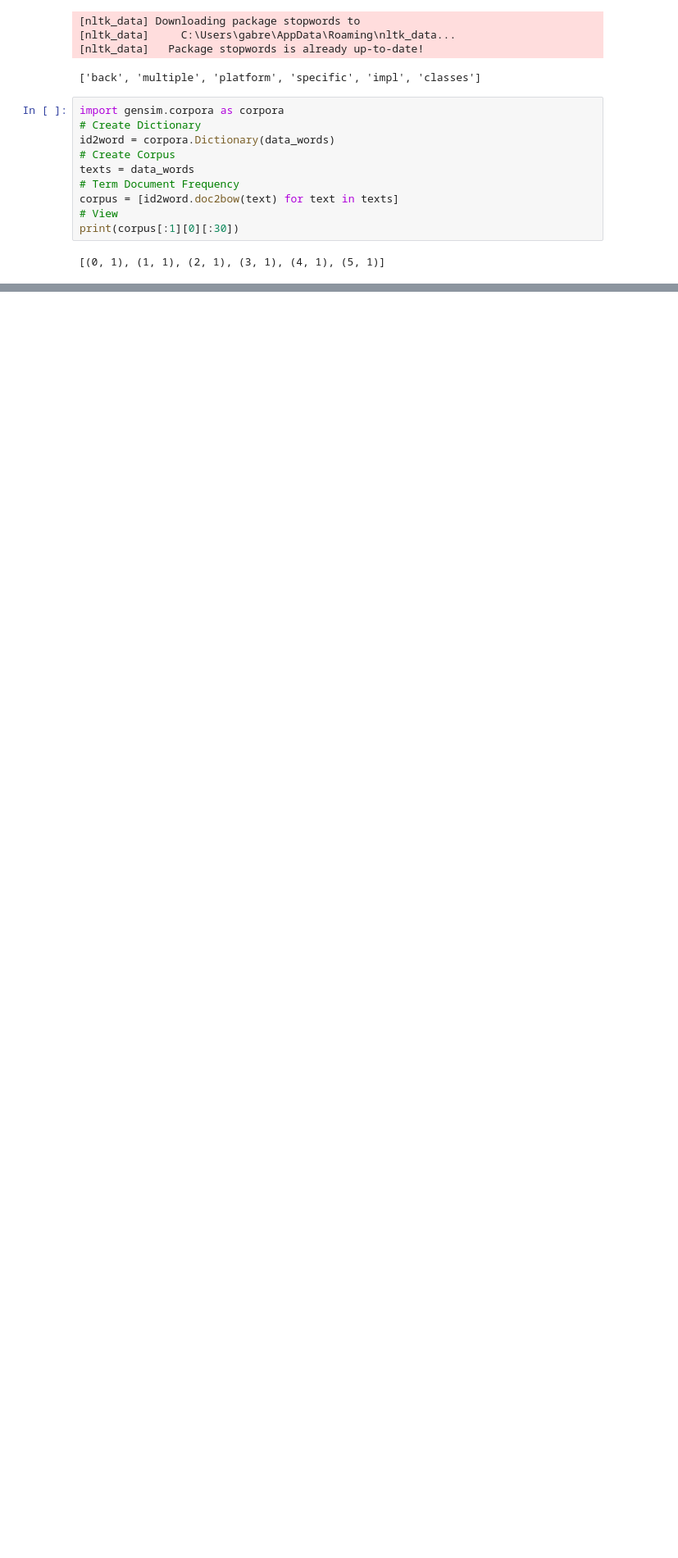
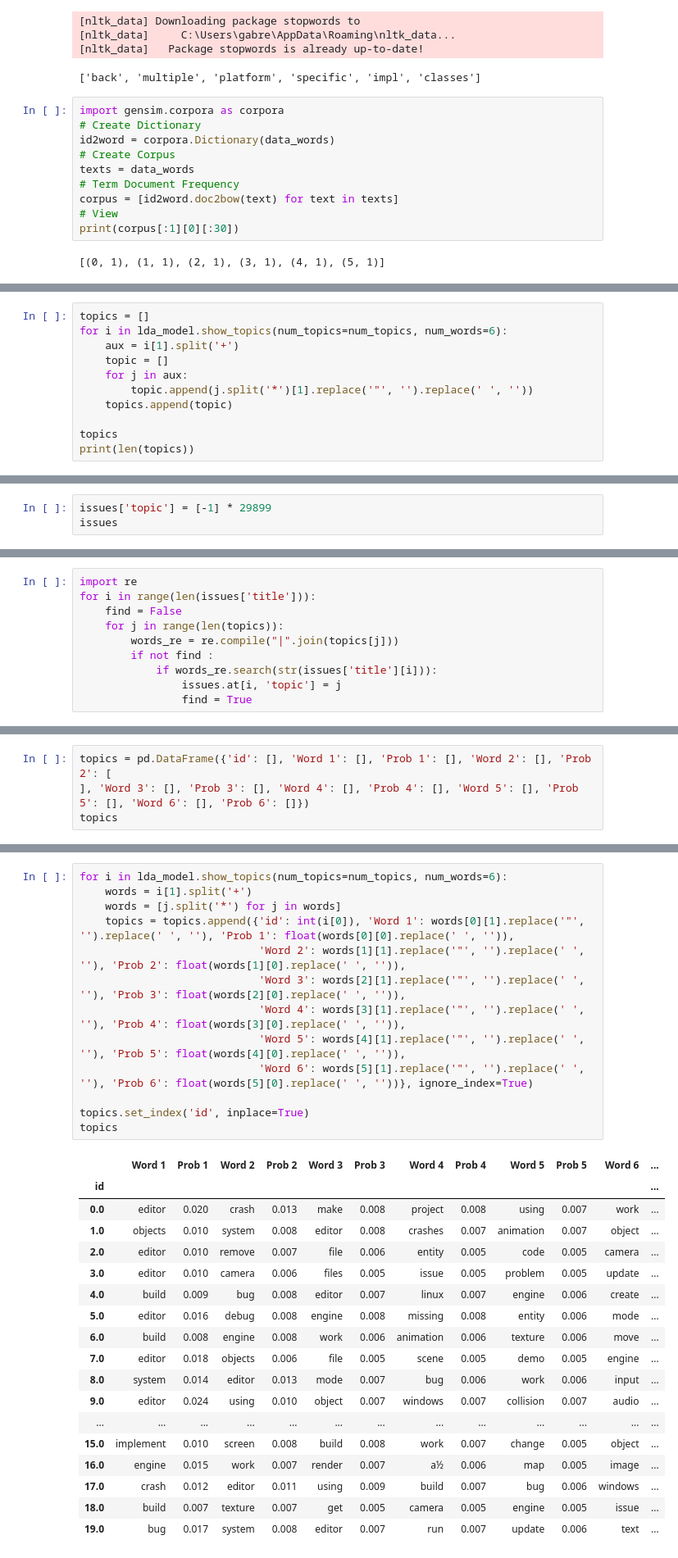
Before and after one commit to GabrielBG0/Mineracao-Repositorios, a Jupyter notebook: topicExtraction.ipynb, the cells around one changed output, grey strips where cells are left out. Shown: that part at 82% size. Cells and saved outputs as stored; diff of their text form; blank space fills up the shorter version.

```diff
--- a/topicExtraction.ipynb
+++ b/topicExtraction.ipynb
@@ -168,0 +183,11 @@ topic
+# %%
+topics = []
+for i in lda_model.show_topics(num_topics=num_topics, num_words=6):
+    aux = i[1].split('+')
+    topic = []
+    for j in aux:
+        topic.append(j.split('*')[1].replace('"', '').replace(' ', ''))
+    topics.append(topic)
+
+topics
+print(len(topics))
@@ -168,0 +196,3 @@ topic
+# %%
+issues['topic'] = [-1] * 29899
+issues
@@ -168,0 +213,10 @@ topic
+# %%
+import re
+for i in range(len(issues['title'])):
+    find = False
+    for j in range(len(topics)):
+        words_re = re.compile("|".join(topics[j]))
+        if not find :
+            if words_re.search(str(issues['title'][i])):
+                issues.at[i, 'topic'] = j
+                find = True
@@ -168,0 +266,4 @@ topic
+# %%
+topics = pd.DataFrame({'id': [], 'Word 1': [], 'Prob 1': [], 'Word 2': [], 'Prob 2': [
+], 'Word 3': [], 'Prob 3': [], 'Word 4': [], 'Prob 4': [], 'Word 5': [], 'Prob 5': [], 'Word 6': [], 'Prob 6': []})
+topics
@@ -168,0 +272,32 @@ topic
+# %%
+for i in lda_model.show_topics(num_topics=num_topics, num_words=6):
+    words = i[1].split('+')
+    words = [j.split('*') for j in words]
+    topics = topics.append({'id': int(i[0]), 'Word 1': words[0][1].replace('"', '').replace(' ', ''), 'Prob 1': float(words[0][0].replace(' ', '')),
+                            'Word 2': words[1][1].replace('"', '').replace(' ', ''), 'Prob 2': float(words[1][0].replace(' ', '')),
+                            'Word 3': words[2][1].replace('"', '').replace(' ', ''), 'Prob 3': float(words[2][0].replace(' ', '')),
+                            'Word 4': words[3][1].replace('"', '').replace(' ', ''), 'Prob 4': float(words[3][0].replace(' ', '')),
+                            'Word 5': words[4][1].replace('"', '').replace(' ', ''), 'Prob 5': float(words[4][0].replace(' ', '')),
+                            'Word 6': words[5][1].replace('"', '').replace(' ', ''), 'Prob 6': float(words[5][0].replace(' ', ''))}, ignore_index=True)
+
+topics.set_index('id', inplace=True)
+topics
+# %% [output]
+|  | Word 1 | Prob 1 | Word 2 | Prob 2 | Word 3 | Prob 3 | Word 4 | Prob 4 | Word 5 | Prob 5 | Word 6 | ... |
+| id |  |  |  |  |  |  |  |  |  |  |  | ... |
+| 0.0 | editor | 0.020 | crash | 0.013 | make | 0.008 | project | 0.008 | using | 0.007 | work | ... |
+| 1.0 | objects | 0.010 | system | 0.008 | editor | 0.008 | crashes | 0.007 | animation | 0.007 | object | ... |
+| 2.0 | editor | 0.010 | remove | 0.007 | file | 0.006 | entity | 0.005 | code | 0.005 | camera | ... |
+| 3.0 | editor | 0.010 | camera | 0.006 | files | 0.005 | issue | 0.005 | problem | 0.005 | update | ... |
+| 4.0 | build | 0.009 | bug | 0.008 | editor | 0.007 | linux | 0.007 | engine | 0.006 | create | ... |
+| 5.0 | editor | 0.016 | debug | 0.008 | engine | 0.008 | missing | 0.008 | entity | 0.006 | mode | ... |
+| 6.0 | build | 0.008 | engine | 0.008 | work | 0.006 | animation | 0.006 | texture | 0.006 | move | ... |
+| 7.0 | editor | 0.018 | objects | 0.006 | file | 0.005 | scene | 0.005 | demo | 0.005 | engine | ... |
+| 8.0 | system | 0.014 | editor | 0.013 | mode | 0.007 | bug | 0.006 | work | 0.006 | input | ... |
+| 9.0 | editor | 0.024 | using | 0.010 | object | 0.007 | windows | 0.007 | collision | 0.007 | audio | ... |
+| ... | ... | ... | ... | ... | ... | ... | ... | ... | ... | ... | ... | ... |
+| 15.0 | implement | 0.010 | screen | 0.008 | build | 0.008 | work | 0.007 | change | 0.005 | object | ... |
+| 16.0 | engine | 0.015 | work | 0.007 | render | 0.007 | a½ | 0.006 | map | 0.005 | image | ... |
+| 17.0 | crash | 0.012 | editor | 0.011 | using | 0.009 | build | 0.007 | bug | 0.006 | windows | ... |
+| 18.0 | build | 0.007 | texture | 0.007 | get | 0.005 | camera | 0.005 | engine | 0.005 | issue | ... |
+| 19.0 | bug | 0.017 | system | 0.008 | editor | 0.007 | run | 0.007 | update | 0.006 | text | ... |
```
Also changed, not shown: parts of 17 cells of this notebook, 3 other files.
